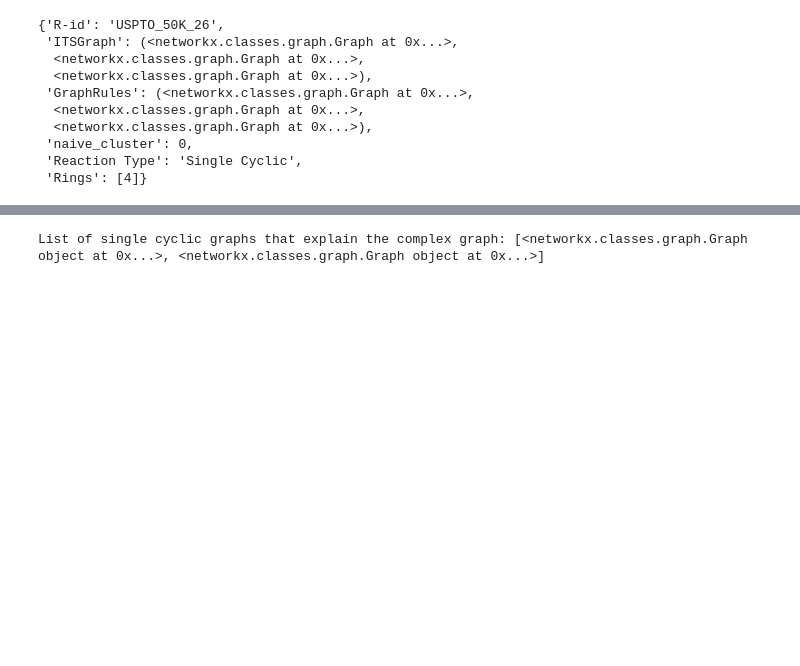
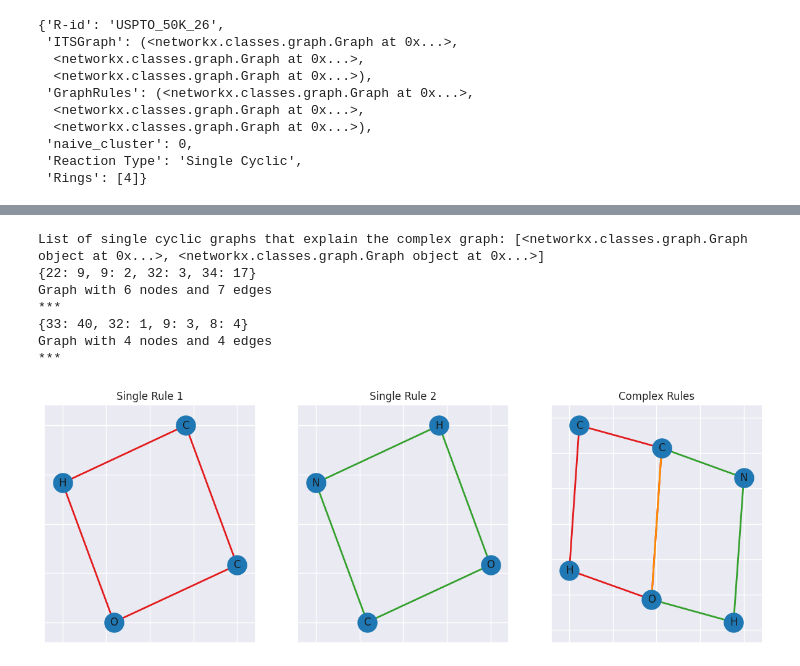
Before and after one commit to TieuLongPhan/SynTemp, a Jupyter notebook: test.ipynb, the cells around one changed output, grey strips where cells are left out. Saved outputs shown, nothing was run; the diff lists cells and outputs as text; code cells hidden in the pictures; blank space fills up the shorter version.

Commit message:
update graphruledecompose.py

```diff
--- a/test.ipynb
+++ b/test.ipynb
@@ -370,17 +367,25 @@ SyntaxError: invalid syntax (281465355.py, line 156)
 # %%
 from copy import deepcopy
-complex_graph = complex[5]
+complex_graph = complex[11]
 # Add nodes and edges to complex_graph with the required attributes
 
 single_cyclic_graphs = deepcopy(single)
 # Define your single cyclic graphs by adding nodes and edges with the required attributes
 
 # Call the function
-explained_graphs = GrapRuleDecompose.dfs_remove_isomorphic_subgraphs(complex_graph, single_cyclic_graphs)
+explained_graphs = GrapRuleDecompose.bfs_remove_isomorphic_subgraphs(complex_graph, single_cyclic_graphs)
 
 if explained_graphs is not None:
     print("List of single cyclic graphs that explain the complex graph:", explained_graphs)
+    GrapRuleDecompose.visualize_with_common_subgraphs(complex_graph, explained_graphs)
 else:
     print("Some parts of the complex graph could not be explained by any of the single cyclic graphs.")
 # %% [output]
 List of single cyclic graphs that explain the complex graph: [<networkx.classes.graph.Graph object at 0x...>, <networkx.classes.graph.Graph object at 0x...>]
+{22: 9, 9: 2, 32: 3, 34: 17}
+Graph with 6 nodes and 7 edges
+***
+{33: 40, 32: 1, 9: 3, 8: 4}
+Graph with 4 nodes and 4 edges
+***
+[figure, added]
```
Also changed, not shown: parts of 45 cells of this notebook, 1 other file.
